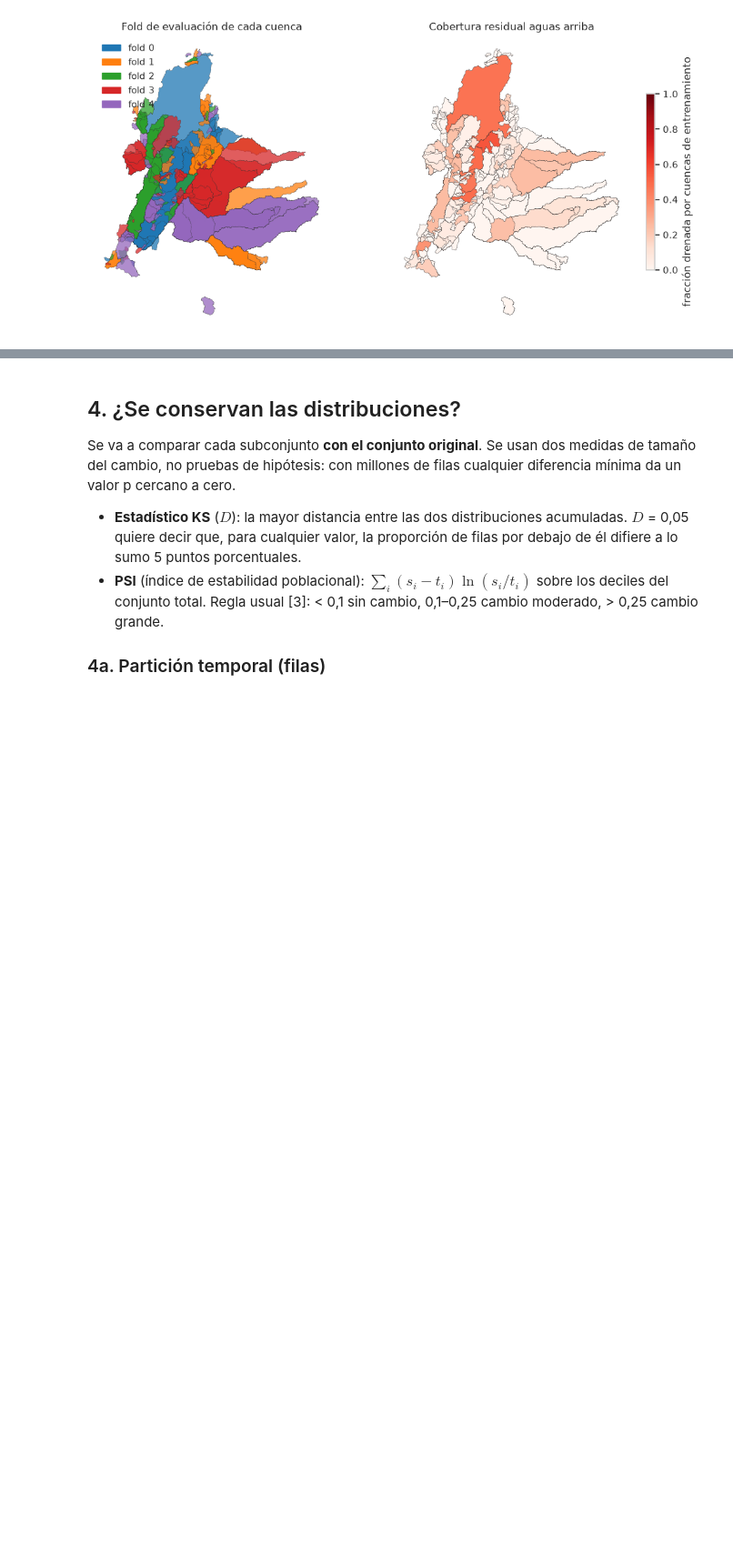
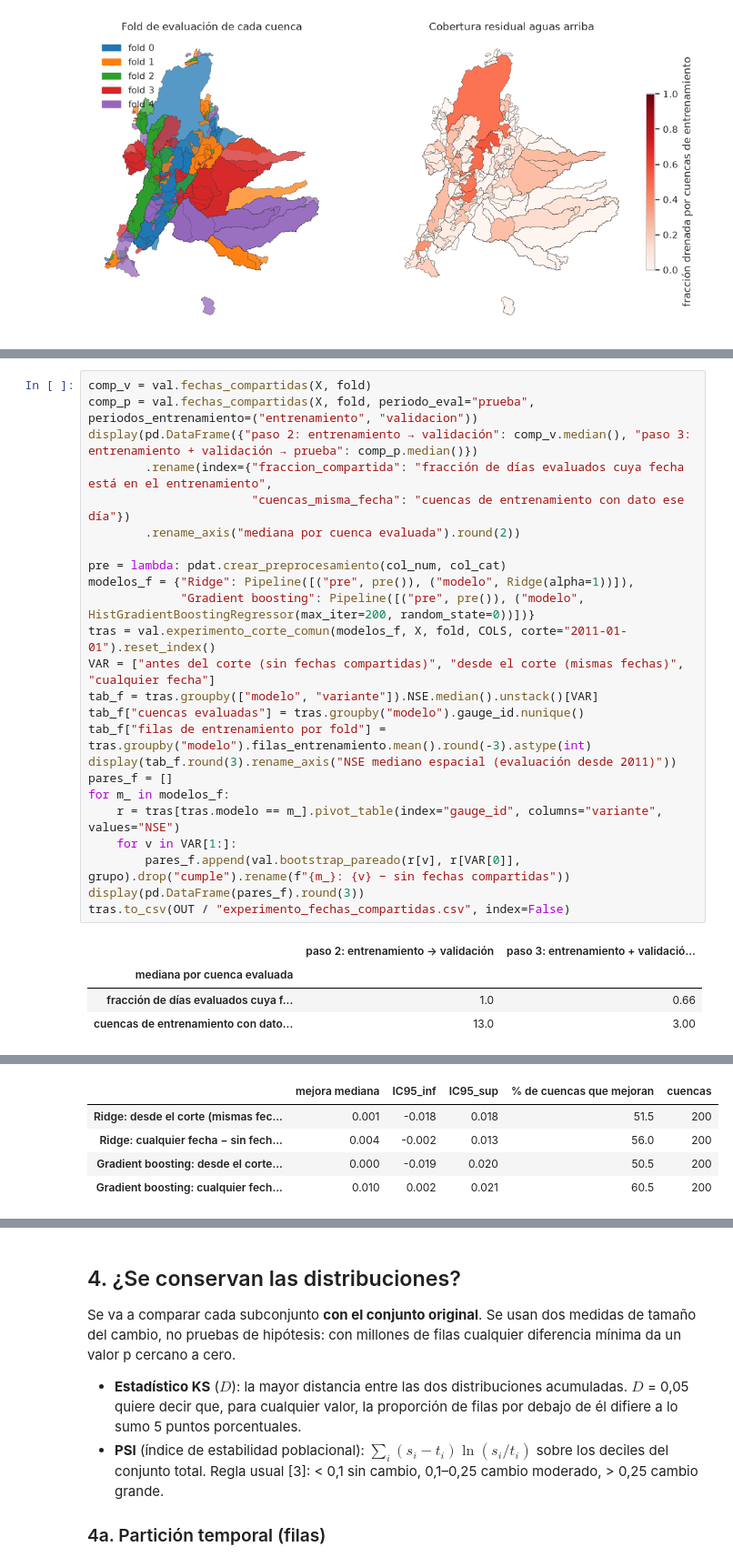
Before and after one commit to Sebastian-Rodrigueza/Proyecto-cienciadatos, a Jupyter notebook: notebooks/validacion_particion.ipynb, the cells around one changed output, grey strips where cells are left out. Shown at 91% size. Cells and saved outputs as stored; diff of their text form; blank space fills up the shorter version.

```diff
--- a/notebooks/validacion_particion.ipynb
+++ b/notebooks/validacion_particion.ipynb
@@ -295,0 +302,29 @@ Grupos: 146  (cuencas solas: 112; el mayor: 12)
+# %%
+comp_v = val.fechas_compartidas(X, fold)
+comp_p = val.fechas_compartidas(X, fold, periodo_eval="prueba", periodos_entrenamiento=("entrenamiento", "validacion"))
+display(pd.DataFrame({"paso 2: entrenamiento → validación": comp_v.median(), "paso 3: entrenamiento + validación → prueba": comp_p.median()})
+        .rename(index={"fraccion_compartida": "fracción de días evaluados cuya fecha está en el entrenamiento",
+                       "cuencas_misma_fecha": "cuencas de entrenamiento con dato ese día"})
+        .rename_axis("mediana por cuenca evaluada").round(2))
+
+pre = lambda: pdat.crear_preprocesamiento(col_num, col_cat)
+modelos_f = {"Ridge": Pipeline([("pre", pre()), ("modelo", Ridge(alpha=1))]),
+             "Gradient boosting": Pipeline([("pre", pre()), ("modelo", HistGradientBoostingRegressor(max_iter=200, random_state=0))])}
+tras = val.experimento_corte_comun(modelos_f, X, fold, COLS, corte="2011-01-01").reset_index()
+VAR = ["antes del corte (sin fechas compartidas)", "desde el corte (mismas fechas)", "cualquier fecha"]
+tab_f = tras.groupby(["modelo", "variante"]).NSE.median().unstack()[VAR]
+tab_f["cuencas evaluadas"] = tras.groupby("modelo").gauge_id.nunique()
+tab_f["filas de entrenamiento por fold"] = tras.groupby("modelo").filas_entrenamiento.mean().round(-3).astype(int)
+display(tab_f.round(3).rename_axis("NSE mediano espacial (evaluación desde 2011)"))
+pares_f = []
+for m_ in modelos_f:
+    r = tras[tras.modelo == m_].pivot_table(index="gauge_id", columns="variante", values="NSE")
+    for v in VAR[1:]:
+        pares_f.append(val.bootstrap_pareado(r[v], r[VAR[0]], grupo).drop("cumple").rename(f"{m_}: {v} − sin fechas compartidas"))
+display(pd.DataFrame(pares_f).round(3))
+tras.to_csv(OUT / "experimento_fechas_compartidas.csv", index=False)
+# %% [output]
+|  | paso 2: entrenamiento → validación | paso 3: entrenamiento + validació... |
+| mediana por cuenca evaluada |  |  |
+| fracción de días evaluados cuya f... | 1.0 | 0.66 |
+| cuencas de entrenamiento con dato... | 13.0 | 3.00 |
@@ -295,0 +335,5 @@ Grupos: 146  (cuencas solas: 112; el mayor: 12)
+|  | mejora mediana | IC95_inf | IC95_sup | % de cuencas que mejoran | cuencas |
+| Ridge: desde el corte (mismas fec... | 0.001 | -0.018 | 0.018 | 51.5 | 200 |
+| Ridge: cualquier fecha − sin fech... | 0.004 | -0.002 | 0.013 | 56.0 | 200 |
+| Gradient boosting: desde el corte... | 0.000 | -0.019 | 0.020 | 50.5 | 200 |
+| Gradient boosting: cualquier fech... | 0.010 | 0.002 | 0.021 | 60.5 | 200 |
```
Also changed, not shown: parts of 21 cells of this notebook, 6 other files.
